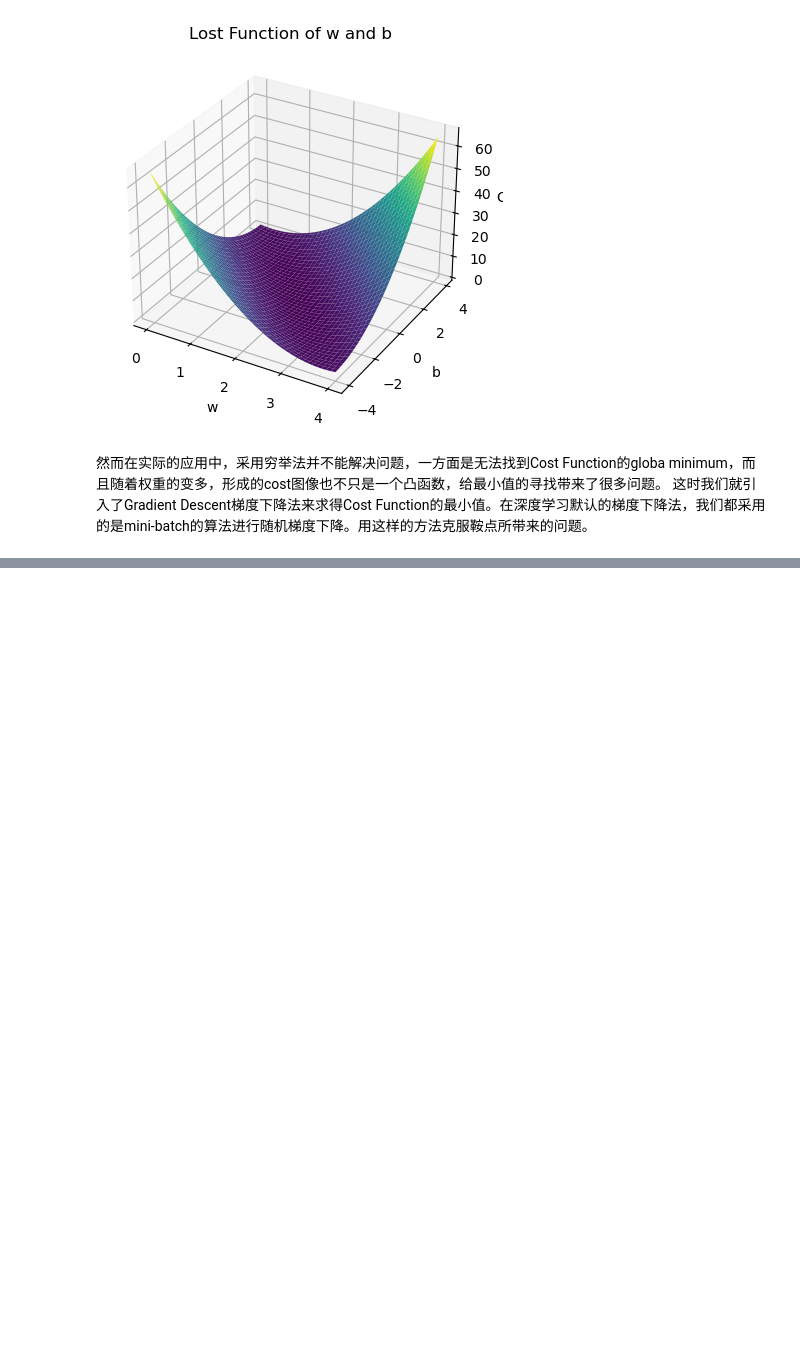
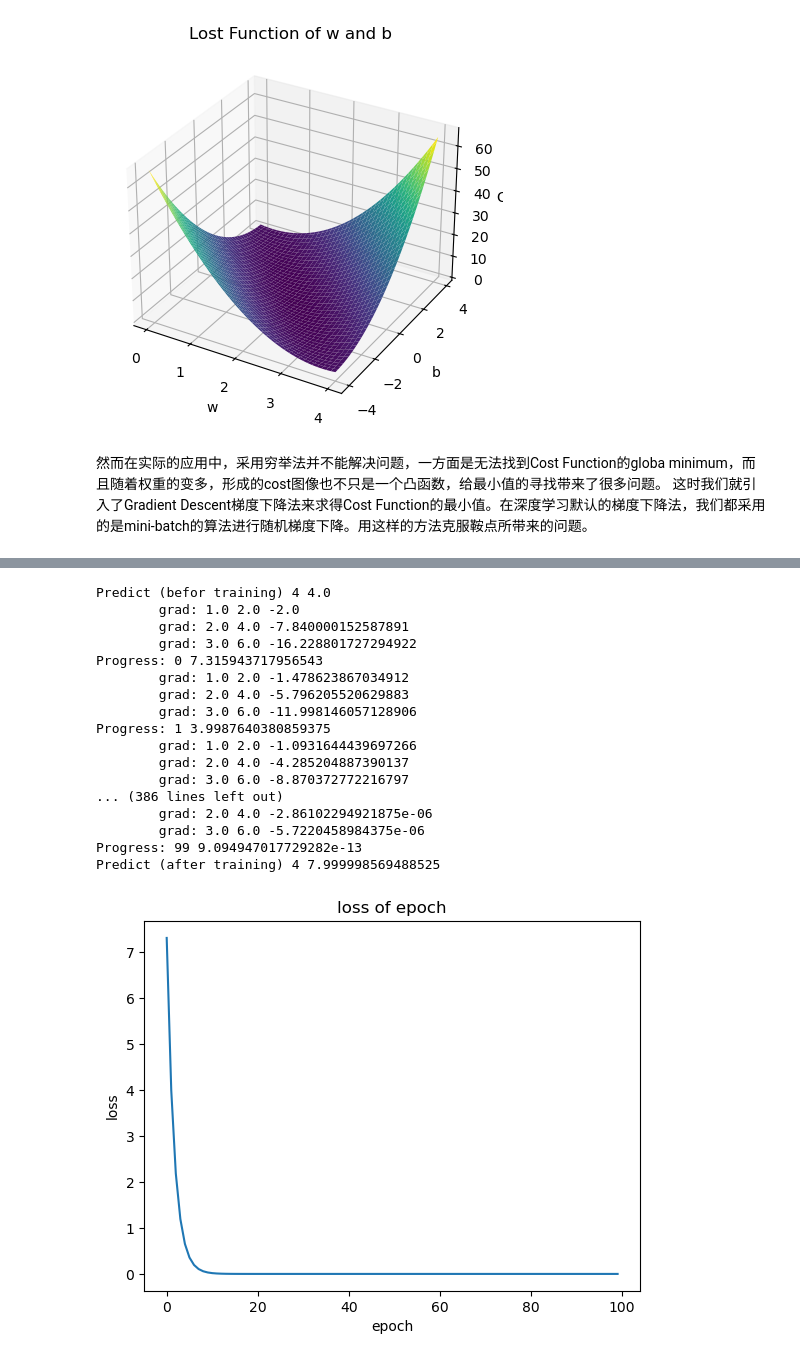
Before and after one commit to minglei0706/ML_practice, a Jupyter notebook: linear model.ipynb, the cells around one changed output, grey strips where cells are left out. Drawn from its saved outputs; the diff is of its cells as text; code cells hidden in the pictures; blank space fills up the shorter version.

```diff
--- a/linear model.ipynb
+++ b/linear model.ipynb
@@ -141,0 +312,62 @@ b= -2.699999999999999
+# %%
+import torch
+import matplotlib.pyplot as plt
+
+x_data = [1.0,2.0,3.0]
+y_data = [2.0,4.0,6.0]
+
+w = torch.tensor([1.0])
+w.requires_grad = True
+
+#w is tensor， when x times w, x will be automatically converted to tensor
+def forward(x):
+    return w*x
+
+def loss(x,y):
+    y_pred = forward(x)
+    return (y_pred - y)**2
+
+loss_value = []
+
+#x is tensor, we need use item() to take the scaler.
+print('Predict (befor training)', 4, forward(4).item())
+
+for epoch in range(100):
+    for x,y in zip(x_data,y_data):
+        l = loss(x,y)
+        #   Calculate in order to get the gradients of all parameters (here only w) on the computational path of
+        #   l and store them in the corresponding tensor, e.g., the gradient of w is represented as w.grad
+        l.backward()
+        print('\tgrad:',x,y,w.grad.item())
+        w.data = w.data - 0.01*w.grad.data
+
+        #clear the gradient value
+        w.grad.data.zero_()
+    loss_value.append(l.item())
+    print('Progress:',epoch, l.item())
+print("Predict (after training)",4,forward(4).item())
+
+plt.plot(range(100),loss_value)
+plt.xlabel('epoch')
+plt.ylabel('loss')
+plt.title('loss of epoch')
+plt.show()
+# %% [output]
+Predict (befor training) 4 4.0
+        grad: 1.0 2.0 -2.0
+        grad: 2.0 4.0 -7.840000152587891
+        grad: 3.0 6.0 -16.228801727294922
+Progress: 0 7.315943717956543
+        grad: 1.0 2.0 -1.478623867034912
+        grad: 2.0 4.0 -5.796205520629883
+        grad: 3.0 6.0 -11.998146057128906
+Progress: 1 3.9987640380859375
+        grad: 1.0 2.0 -1.0931644439697266
+        grad: 2.0 4.0 -4.285204887390137
+        grad: 3.0 6.0 -8.870372772216797
+... (386 lines left out)
+        grad: 2.0 4.0 -2.86102294921875e-06
+        grad: 3.0 6.0 -5.7220458984375e-06
+Progress: 99 9.094947017729282e-13
+Predict (after training) 4 7.999998569488525
+[figure, added]
```
Also changed, not shown: parts of 6 cells of this notebook.
